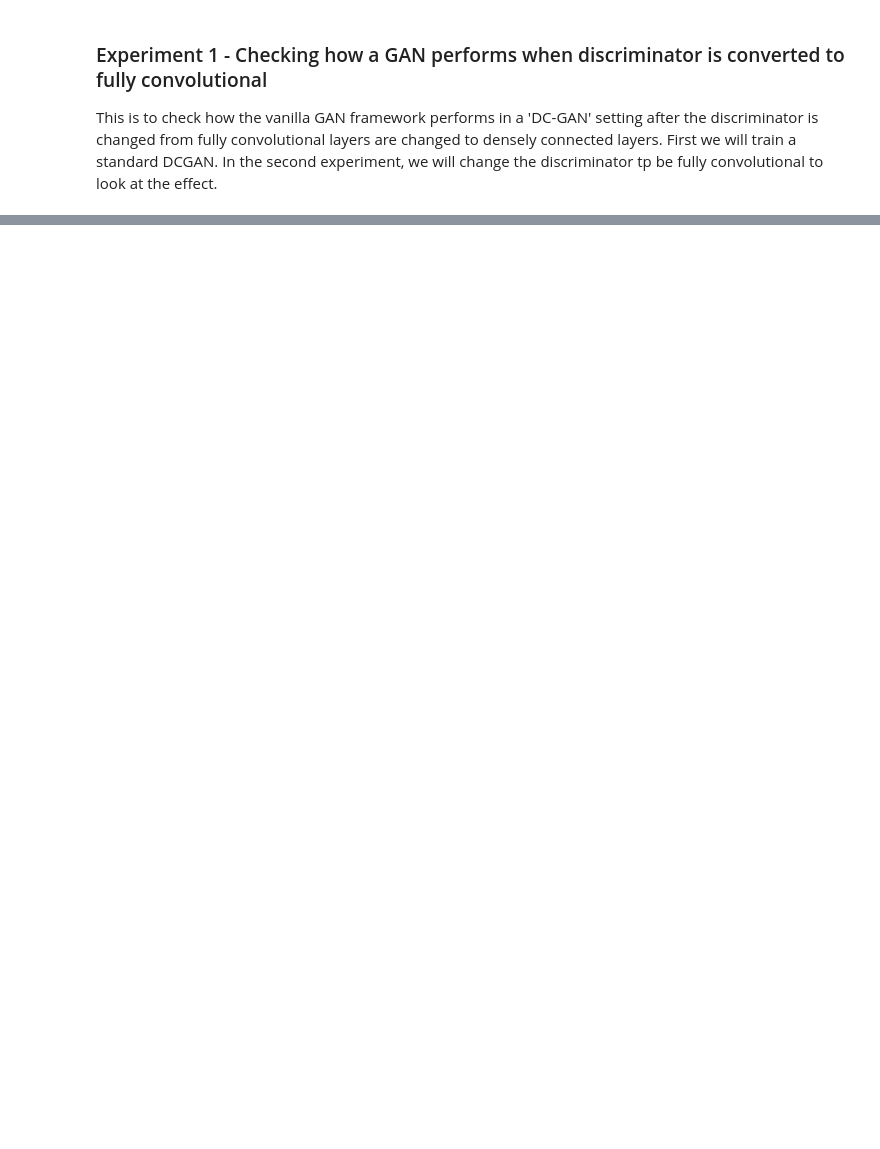
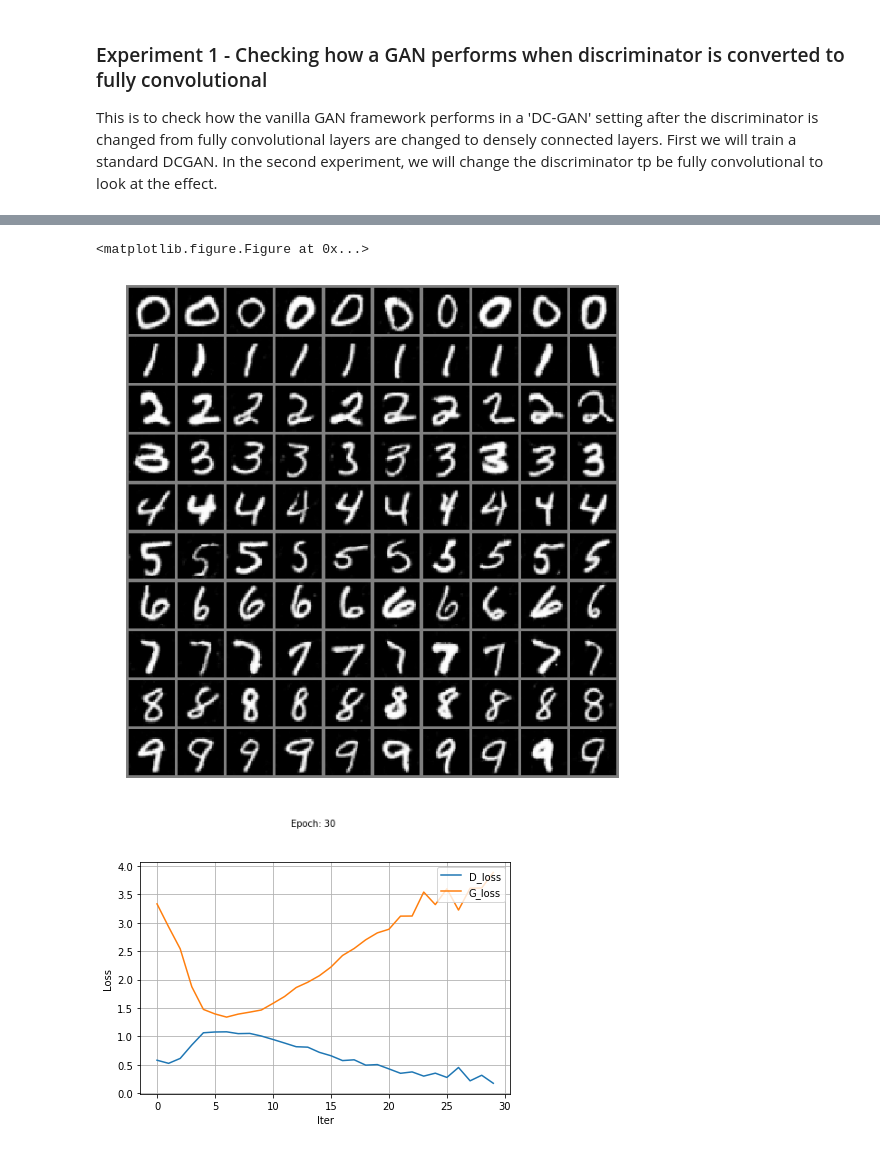
Before and after one commit to lovish1234/MLPrototype, a Jupyter notebook: siamese-triplet/Experiment-1.ipynb, the cells around one changed output, grey strips where cells are left out. Cells and saved outputs as stored; diff of their text form; code cells hidden in the pictures; blank space fills up the shorter version.

```diff
--- a/siamese-triplet/Experiment-1.ipynb
+++ b/siamese-triplet/Experiment-1.ipynb
@@ -446,0 +514,3 @@ def train(trainLoader,
+# %%
+# Additional parameters to be defined for class conditional GAN
+numClasses = 10
@@ -446,0 +774,5 @@ def train(trainLoader,
+# %%
+from model_C import Generator, Discriminator
+
+train(mnist_dataloader, epochs=30)
+# %% [output]
@@ -446,0 +796,3 @@ def train(trainLoader,
+<matplotlib.figure.Figure at 0x...>
+[figure, added]
+[figure, added]
```
Also changed, not shown: parts of 26 cells of this notebook.
